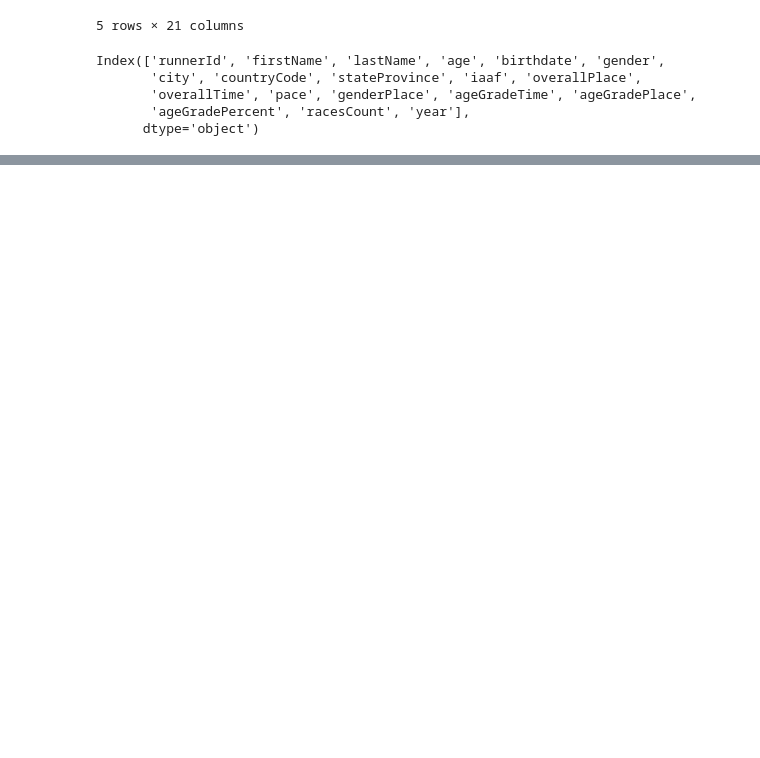
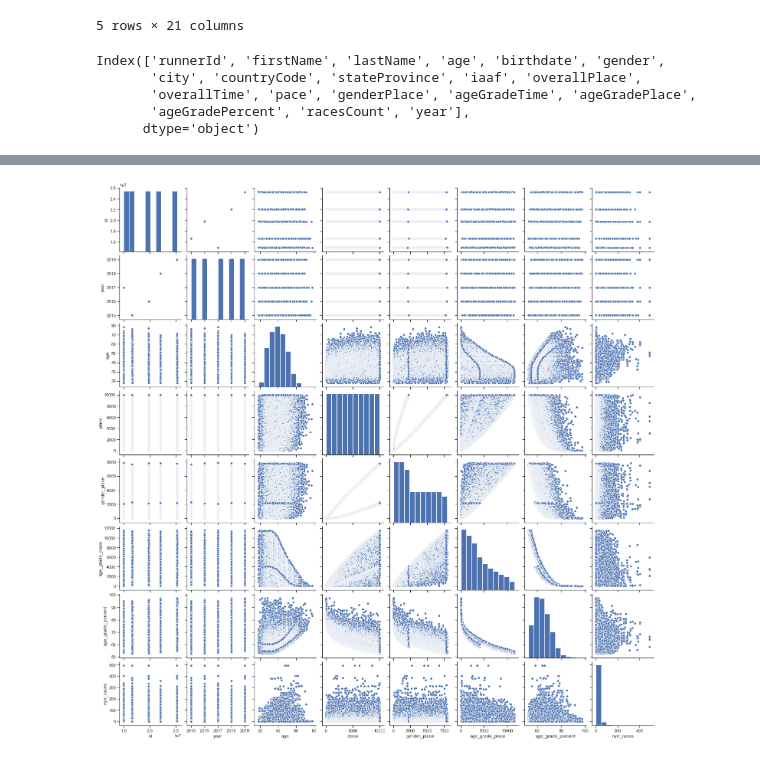
Before and after one commit to nmuldowney/nyc-marathon-capstone, a Jupyter notebook: notebooks/all_marathons.ipynb, the cells around one changed output, grey strips where cells are left out. Cells and saved outputs as stored; diff of their text form; code cells hidden in the pictures; blank space fills up the shorter version.

Commit message:
clean data, update columns, add new columns, & create age bins

```diff
--- a/notebooks/all_marathons.ipynb
+++ b/notebooks/all_marathons.ipynb
@@ -108,0 +80,10 @@ nyc_races.loc[nyc_races['runnerId'] == 19788849]
+# %%
+nyc_races['full_name'] = nyc_races['firstName'] + ' ' + nyc_races['lastName']
+nyc_races = nyc_races.rename(columns={'runnerId': 'id', 'birthdate': 'dob','countryCode': 'country',
+                                      'stateProvince': 'state',
+                                     'overallPlace': 'place','overallTime': 'time',
+                                     'genderPlace': 'gender_place',
+                                     'ageGradeTime': 'age_grade_time',
+                                      'ageGradePlace': 'age_grade_place',
+                                      'ageGradePercent': 'age_grade_percent',
+                                      'racesCount': 'nyrr_races'})
@@ -108,0 +92,4 @@ nyc_races.loc[nyc_races['runnerId'] == 19788849]
+# %%
+nyc_races.insert(1, 'full_name', nyc_races.pop('full_name'))
+nyc_races.insert(2,'year',nyc_races.pop('year'))
+nyc_races = nyc_races.drop(columns = ['firstName','lastName'],axis=1)
@@ -108,0 +98,4 @@ nyc_races.loc[nyc_races['runnerId'] == 19788849]
+# %%
+nyc_races['age_group'] = pd.cut(x=nyc_races['age'],
+                          bins=[10, 19, 29, 39, 49, 59, 69, 79, 89],
+                          labels=['10-19','20-29', '30-39', '40-49','50-59','60-69','70-79','80-89'])
@@ -108,0 +133,3 @@ nyc_races.loc[nyc_races['runnerId'] == 19788849]
+# %%
+nyc_races['time'] = pd.to_timedelta(nyc_races['time'])
+nyc_races['dob'] = nyc_races['dob'].str.rstrip('T00:00:00')
@@ -113,0 +155,5 @@ nyc_races.loc[nyc_races['runnerId'] == 19788849]
+# %%
+sns.set(style="ticks", color_codes=True)
+g = sns.pairplot(nyc_races)
+# %% [output]
+[figure, added]
```
Also changed, not shown: parts of 15 cells of this notebook, 1 other file.
